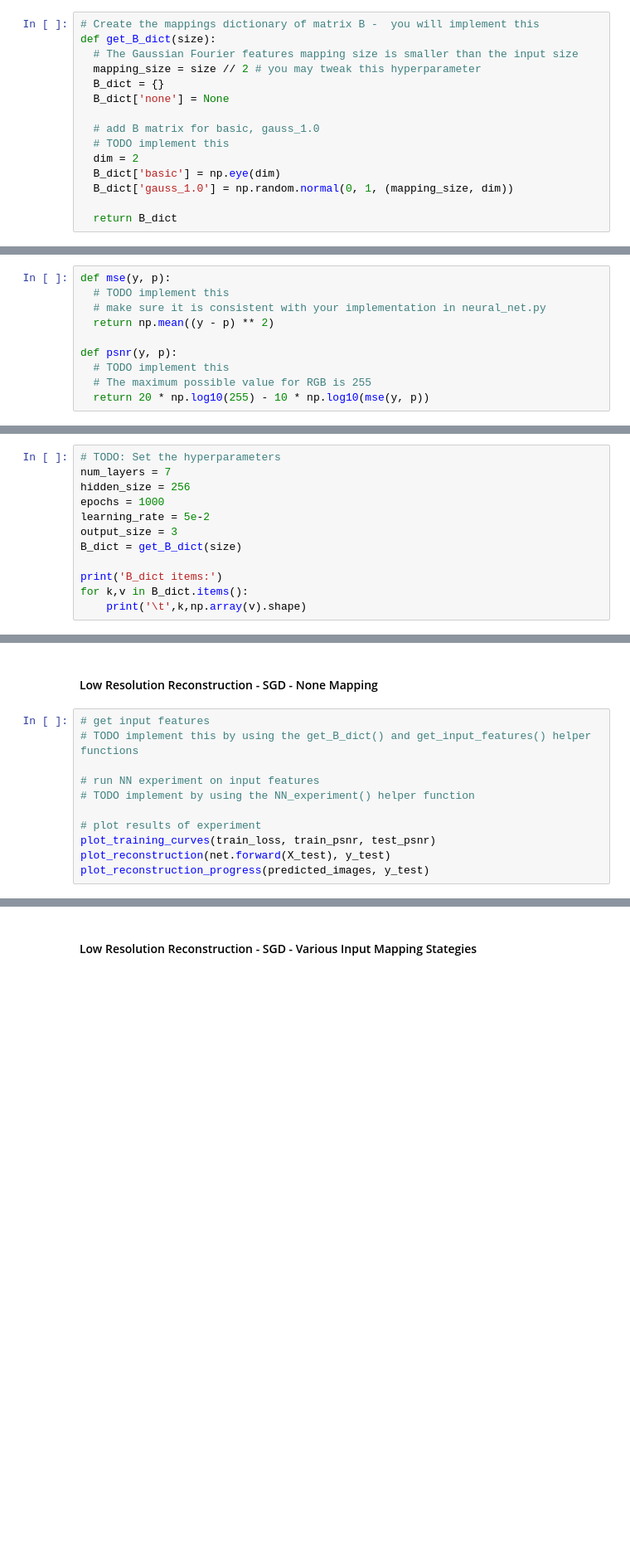
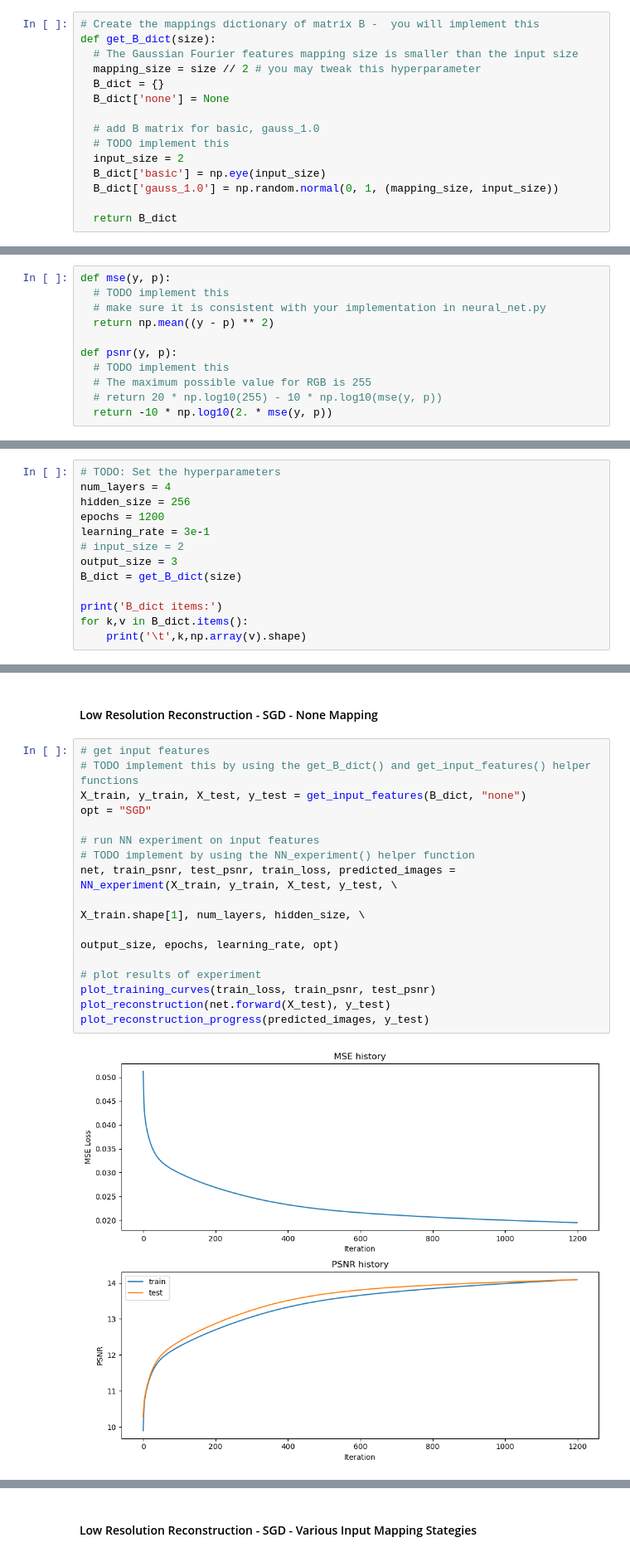
Before and after one commit to parisvacation/CS444, a Jupyter notebook: assignment2/neural_network.ipynb, the cells around one changed output, grey strips where cells are left out. Shown at 83% size. Saved outputs shown, nothing was run; the diff lists cells and outputs as text; blank space fills up the shorter version.

Commit message:
Low resolution image process submission

```diff
--- a/assignment2/neural_network.ipynb
+++ b/assignment2/neural_network.ipynb
@@ -101,9 +101,9 @@ def get_B_dict(size):
 
   # add B matrix for basic, gauss_1.0
   # TODO implement this
-  dim = 2
-  B_dict['basic'] = np.eye(dim)
-  B_dict['gauss_1.0'] = np.random.normal(0, 1, (mapping_size, dim))
+  input_size = 2
+  B_dict['basic'] = np.eye(input_size)
+  B_dict['gauss_1.0'] = np.random.normal(0, 1, (mapping_size, input_size))
 
   return B_dict
 # %%
@@ -131,7 +131,8 @@ def mse(y, p):
 def psnr(y, p):
   # TODO implement this
   # The maximum possible value for RGB is 255
-  return 20 * np.log10(255) - 10 * np.log10(mse(y, p))
+  # return 20 * np.log10(255) - 10 * np.log10(mse(y, p))
+  return -10 * np.log10(2. * mse(y, p))
 # %%
 size = 32
 train_data, test_data = get_image(size)
@@ -143,10 +146,11 @@ Some suggested hyperparameter choices to help you start
 - learning rate: 5e-2
 # %%
 # TODO: Set the hyperparameters
-num_layers = 7
+num_layers = 4
 hidden_size = 256
-epochs = 1000
-learning_rate = 5e-2
+epochs = 1200
+learning_rate = 3e-1
+# input_size = 2
 output_size = 3
 B_dict = get_B_dict(size)
 
@@ -341,11 +351,18 @@ def NN_experiment(X_train, y_train, X_test, y_test, input_size, num_layers,\
 # %%
 # get input features
 # TODO implement this by using the get_B_dict() and get_input_features() helper functions
+X_train, y_train, X_test, y_test = get_input_features(B_dict, "none")
+opt = "SGD"
 
 # run NN experiment on input features
 # TODO implement by using the NN_experiment() helper function
+net, train_psnr, test_psnr, train_loss, predicted_images = NN_experiment(X_train, y_train, X_test, y_test, \
+                                                                         X_train.shape[1], num_layers, hidden_size, \
+                                                                         output_size, epochs, learning_rate, opt)
 
 # plot results of experiment
 plot_training_curves(train_loss, train_psnr, test_psnr)
 plot_reconstruction(net.forward(X_test), y_test)
 plot_reconstruction_progress(predicted_images, y_test)
+# %% [output]
+[figure, added]
```
Also changed, not shown: parts of 8 cells of this notebook.
